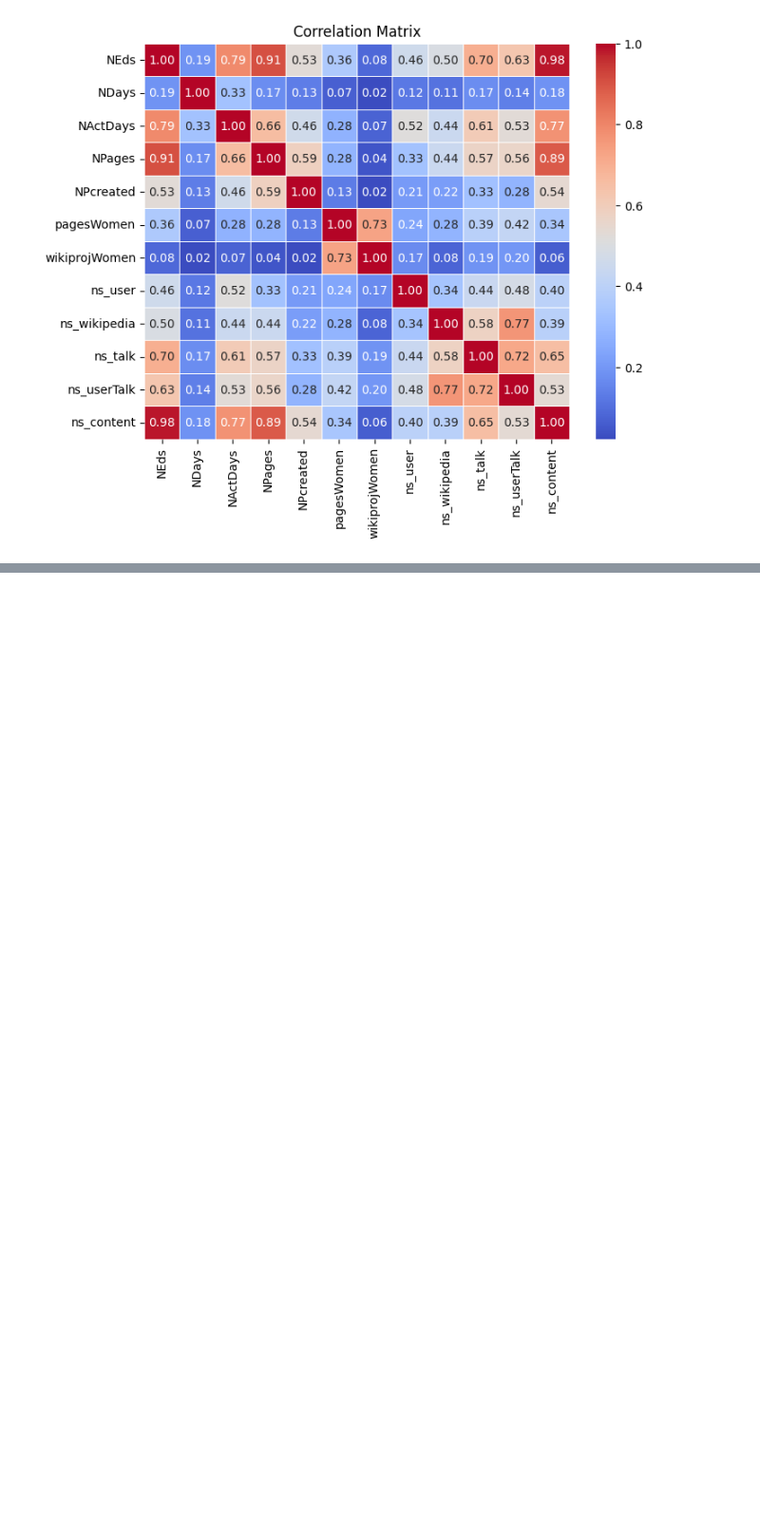
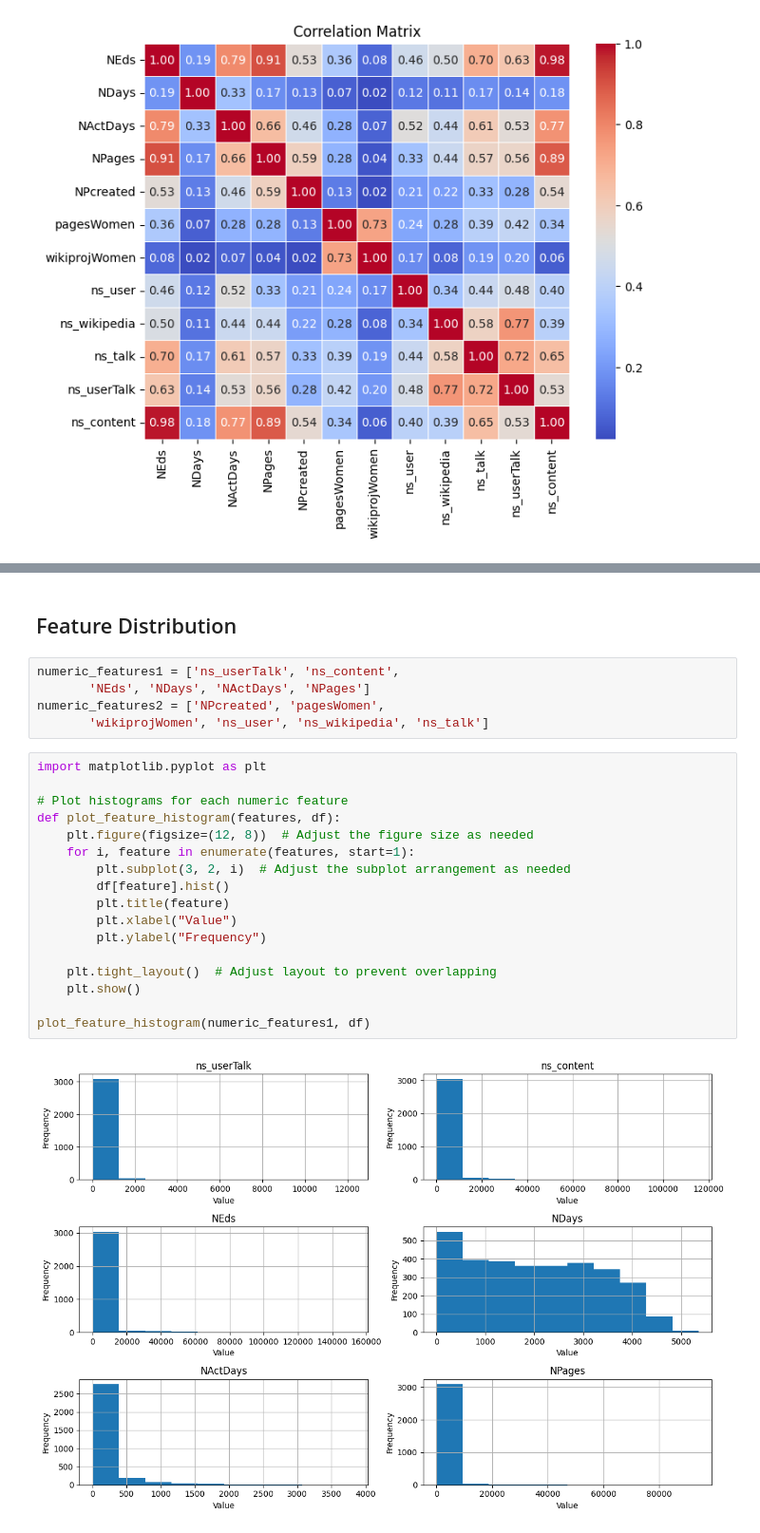
Before and after one commit to Yoshua-M/wiki_gender_gap, a Jupyter notebook: lab/EDA_gender_gap.ipynb, the cells around one changed output, grey strips where cells are left out. Shown at 95% size. Saved outputs shown, nothing was run; the diff lists cells and outputs as text; blank space fills up the shorter version.

```diff
--- a/lab/EDA_gender_gap.ipynb
+++ b/lab/EDA_gender_gap.ipynb
@@ -202,0 +268,26 @@ plt.show()
+# %% [markdown]
+## Feature Distribution
+# %%
+numeric_features1 = ['ns_userTalk', 'ns_content',
+       'NEds', 'NDays', 'NActDays', 'NPages']
+numeric_features2 = ['NPcreated', 'pagesWomen',
+       'wikiprojWomen', 'ns_user', 'ns_wikipedia', 'ns_talk']
+# %%
+import matplotlib.pyplot as plt
+
+# Plot histograms for each numeric feature
+def plot_feature_histogram(features, df):
+    plt.figure(figsize=(12, 8))  # Adjust the figure size as needed
+    for i, feature in enumerate(features, start=1):
+        plt.subplot(3, 2, i)  # Adjust the subplot arrangement as needed
+        df[feature].hist()
+        plt.title(feature)
+        plt.xlabel("Value")
+        plt.ylabel("Frequency")
+
+    plt.tight_layout()  # Adjust layout to prevent overlapping
+    plt.show()
+
+plot_feature_histogram(numeric_features1, df)
+# %% [output]
+[figure, added]
```
Also changed, not shown: parts of 26 cells of this notebook, 3 other files.
